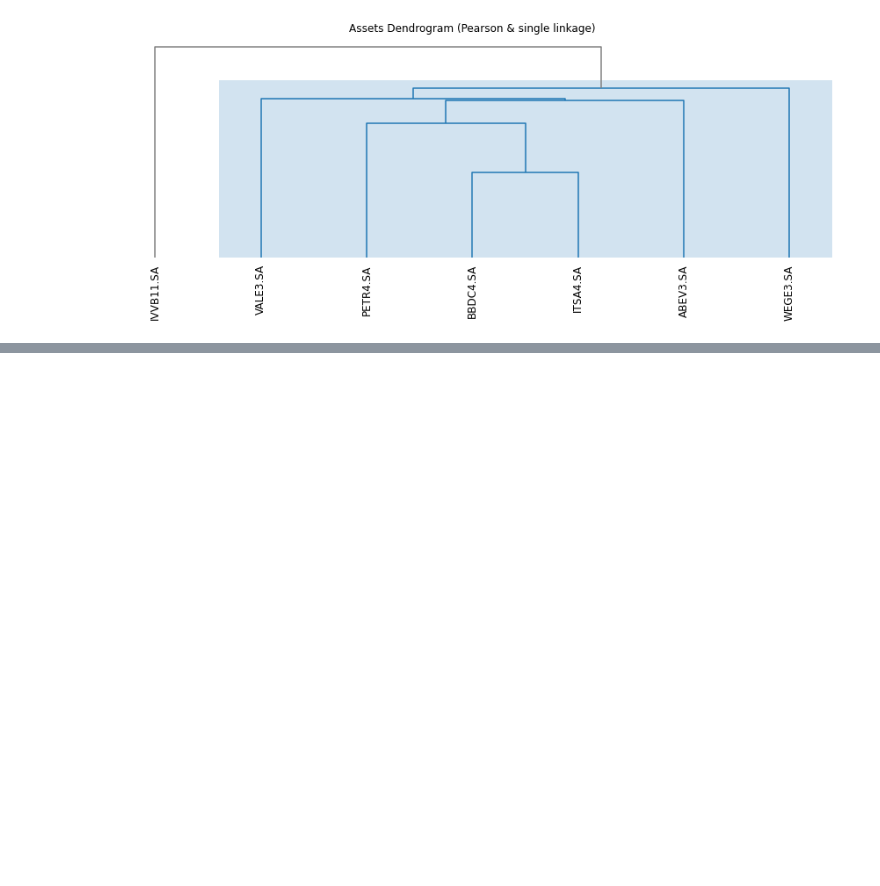
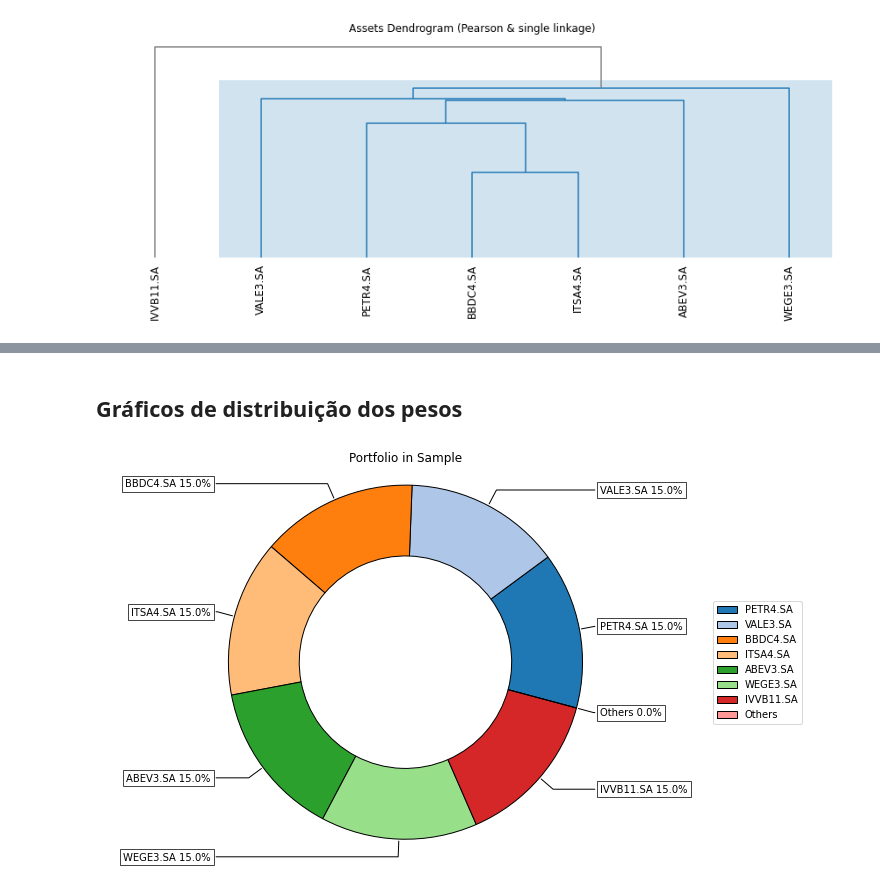
Before and after one commit to raulc27/python_testes, a Jupyter notebook: PMFWEEKJANFEV2023.ipynb, the cells around one changed output, grey strips where cells are left out. Saved outputs shown, nothing was run; the diff lists cells and outputs as text; code cells hidden in the pictures; blank space fills up the shorter version.

```diff
--- a/PMFWEEKJANFEV2023.ipynb
+++ b/PMFWEEKJANFEV2023.ipynb
@@ -144,0 +181,14 @@ ax = rp.plot_dendrogram(returns=retorno_carteira,
+# %% [markdown]
+## Gráficos de distribuição dos pesos
+# %%
+#Pesos in-sample
+fig_3, ax_3 = plt.subplots()
+rp.plot_pie(w=pesos_in,
+            title='Portfolio in Sample',
+            height=6,
+            width=10,
+            cmap='tab20',
+            ax=None)
+plt.savefig('pf_weights_in.png')
+# %% [output]
+[figure, added]
```
Also changed, not shown: parts of 24 cells of this notebook.
